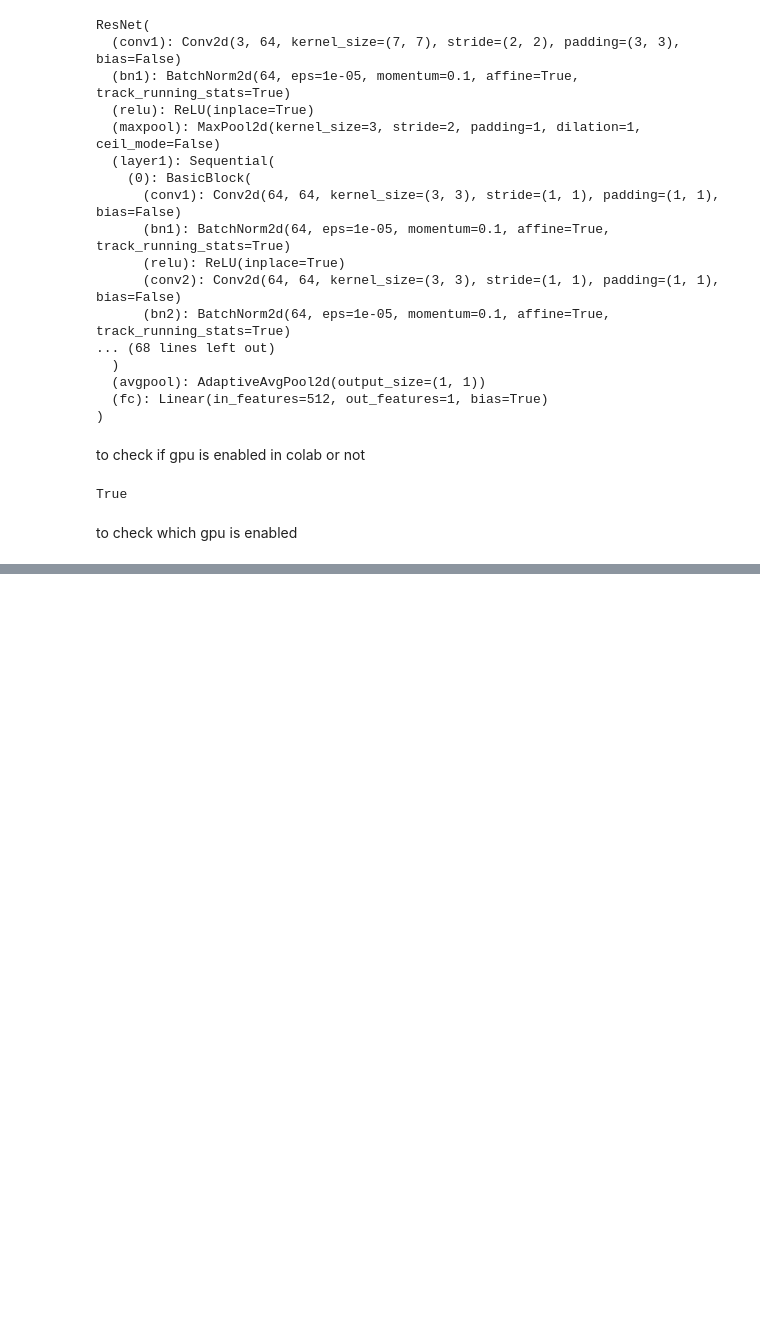
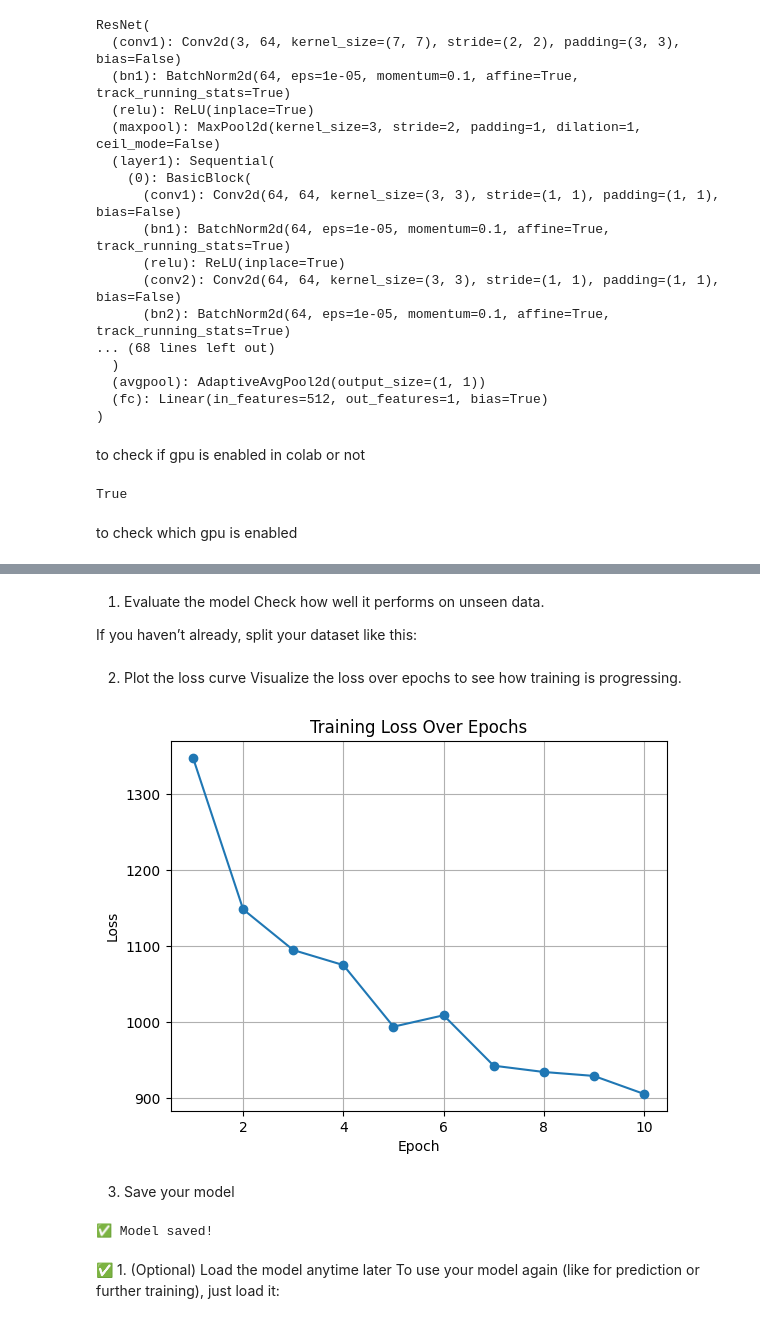
Before and after one commit to easeandrelax/blood-sugar-level, a Jupyter notebook: Ease_and_relax.ipynb, the cells around one changed output, grey strips where cells are left out. Saved outputs shown, nothing was run; the diff lists cells and outputs as text; code cells hidden in the pictures; blank space fills up the shorter version.

```diff
--- a/Ease_and_relax.ipynb
+++ b/Ease_and_relax.ipynb
@@ -427,0 +585,5 @@ Thu Apr 10 15:23:57 2025
+# %% [markdown]
+1. Evaluate the model
+Check how well it performs on unseen data.
+
+If you haven’t already, split your dataset like this:
@@ -427,0 +598,27 @@ Thu Apr 10 15:23:57 2025
+# %% [markdown]
+2. Plot the loss curve
+Visualize the loss over epochs to see how training is progressing.
+# %%
+import matplotlib.pyplot as plt
+
+losses = [1347.1012, 1148.2189, 1094.8385, 1075.1047, 994.2470,
+          1009.2102, 943.0193, 934.7578, 929.5816, 905.9524]
+
+plt.plot(range(1, 11), losses, marker='o')
+plt.title("Training Loss Over Epochs")
+plt.xlabel("Epoch")
+plt.ylabel("Loss")
+plt.grid(True)
+plt.show()
+# %% [output]
+[figure, added]
+# %% [markdown]
+3. Save your model
+# %%
+torch.save(model.state_dict(), "/content/drive/MyDrive/blood_sugar_model.pth")
+print("✅ Model saved!")
+# %% [output]
+✅ Model saved!
+# %% [markdown]
+✅ 1. (Optional) Load the model anytime later
+To use your model again (like for prediction or further training), just load it:
```
Also changed, not shown: parts of 60 cells of this notebook.
